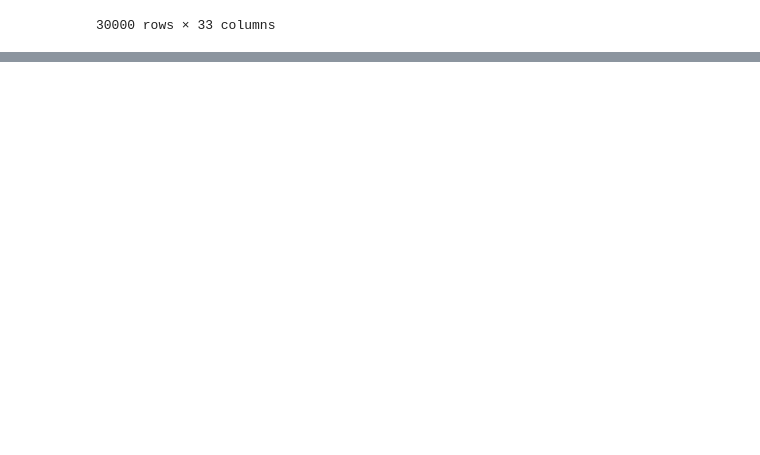
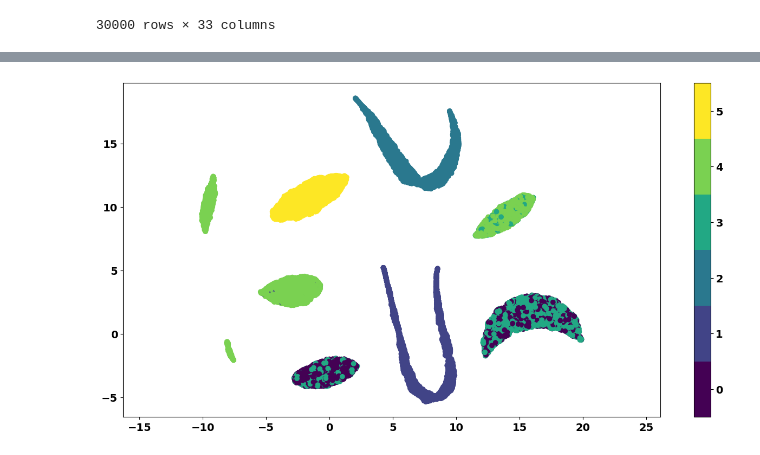
Before and after one commit to shaulleo/ProjetoML, a Jupyter notebook: ML II - KMeans (novo) .ipynb, the cells around one changed output, grey strips where cells are left out. Cells and saved outputs as stored; diff of their text form; code cells hidden in the pictures; blank space fills up the shorter version.

```diff
--- a/ML II - KMeans (novo) .ipynb
+++ b/ML II - KMeans (novo) .ipynb
@@ -536,0 +583,14 @@ customers.to_csv('customers_clustered.csv', index=True)
+# %%
+data_3 = individuals.drop(columns_to_drop, axis=1)
+
+# Assuming your k-means cluster solutions are stored in 'individuals'
+labels_3 = individuals['cluster_kmeans3'].values
+# %%
+embedding_3 = reducer.fit_transform(data_3)
+# %%
+plt.scatter(embedding_3[:, 0], embedding_3[:, 1], c=labels_3, cmap='viridis')
+plt.gca().set_aspect('equal', 'datalim')
+plt.colorbar(boundaries=np.arange(7)-0.5).set_ticks(np.arange(6))
+plt.show()
+# %% [output]
+[figure, added]
```
Also changed, not shown: parts of 9 cells of this notebook.
